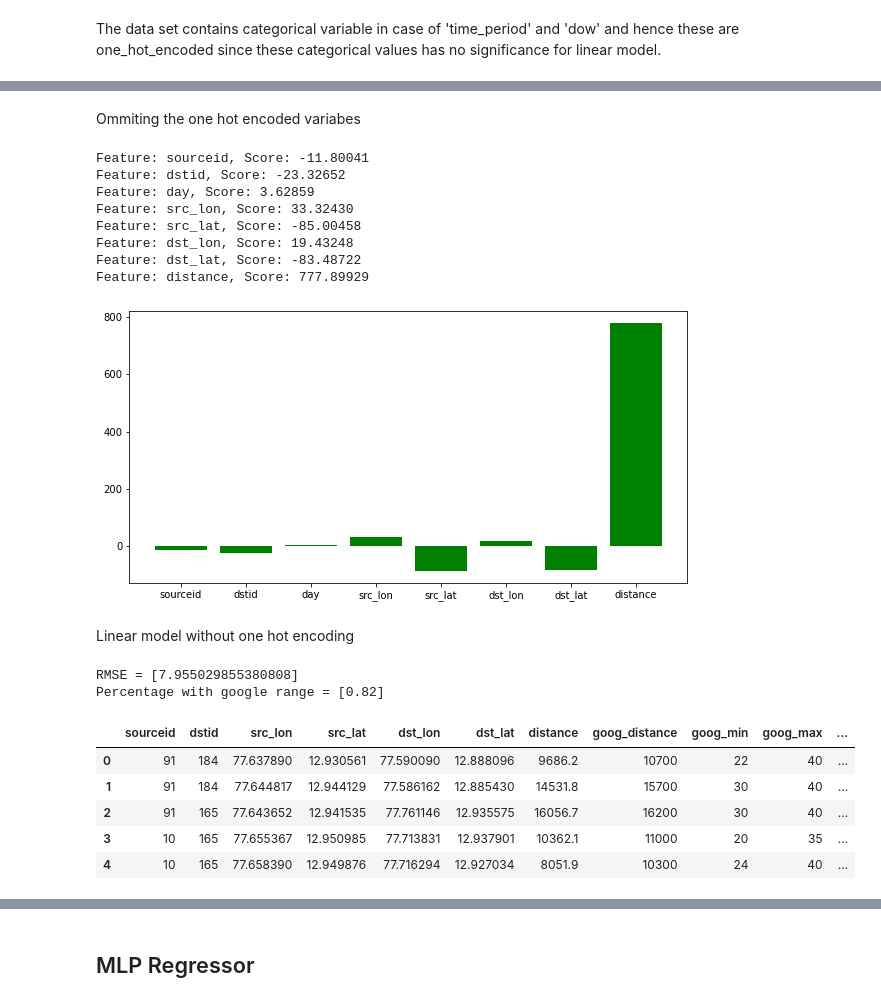
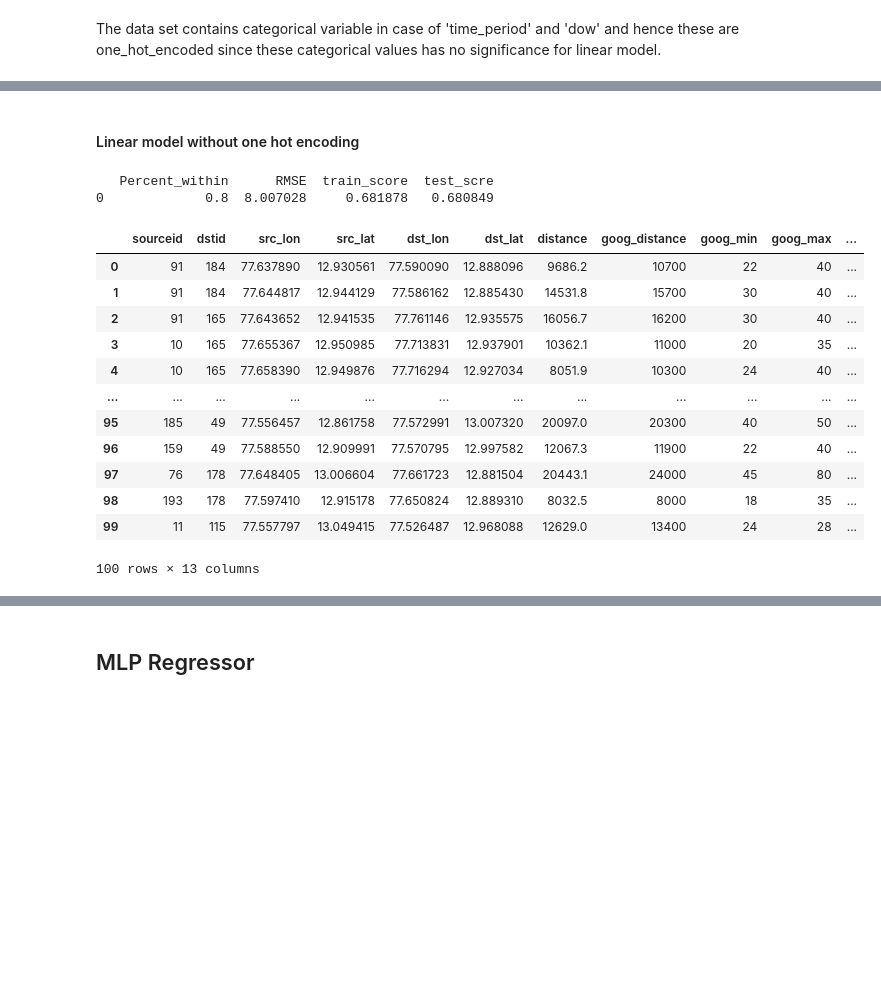
Before and after one commit to spatialthoughts/spatial-data-science, a Jupyter notebook: travel_time_prediction/Model_test.ipynb, the cells around one changed output, grey strips where cells are left out. Drawn from its saved outputs; the diff is of its cells as text; code cells hidden in the pictures; blank space fills up the shorter version.

```diff
--- a/travel_time_prediction/Model_test.ipynb
+++ b/travel_time_prediction/Model_test.ipynb
@@ -51,15 +51,14 @@ reference_data.head()
 | 3 | 10 | 165 | 2 | 3 | 5 | 0 | 77.655367 | 12.950985 | 77.713831 | 12.937901 | ... |
 | 4 | 10 | 165 | 3 | 6 | 4 | 4 | 77.658390 | 12.949876 | 77.716294 | 12.927034 | ... |
 # %%
-sel_input=['sourceid', 'dstid', 'day', 'time_period', 'dow', 'src_lon', 'src_lat', 'dst_lon', 'dst_lat', 'distance']
+sel_input=['time_period', 'dow', 'src_lon', 'src_lat', 'dst_lon', 'dst_lat', 'distance']
 # %%
 x = samples[sel_input].values
 y = samples['geometric_mean_travel_time']
 x_train, x_test, y_train, y_test = train_test_split(x, y, test_size=0.30, random_state=1)
 # %%
 def predict_time(row):
-    input = row[['sourceid', 'dstid', 'day', 'time_period', 'dow', 'src_lon', 'src_lat', 'dst_lon', 'dst_lat', 'distance']]
-    #return round(model.predict(sc.transform([input]))[0]/60)
+    input = row[['time_period', 'dow', 'src_lon', 'src_lat', 'dst_lon', 'dst_lat', 'distance']]
     return round(model.predict([input])[0]/60)
 # %%
 def rmse_calc():
@@ -76,9 +75,13 @@ def rmse_calc():
 ## Linear Regressor Model
 # %% [markdown]
 The data set contains categorical variable in case of 'time_period' and 'dow' and hence these are one_hot_encoded since these categorical values has no significance for linear model.
+# %%
+sel_input=['time_period', 'dow', 'src_lon', 'src_lat', 'dst_lon', 'dst_lat', 'distance']
+cat_input=['time_period','dow']
+num_input= list(set(sel_input)-set(cat_ip))
 # %%
-category_Trans= ColumnTransformer([('encoder',OneHotEncoder(categories='auto', sparse=False),[sel_input.index(i) for i in['time_period', 'dow']]),
-                                   ('scaler',StandardScaler(),[sel_input.index(i) for i in['sourceid', 'dstid', 'day', 'src_lon', 'src_lat', 'dst_lon', 'dst_lat', 'distance']])],remainder='passthrough')
+category_Trans= ColumnTransformer([('encoder',OneHotEncoder(categories='auto'),[sel_input.index(i) for i in cat_input]),
+                                   ('scaler',StandardScaler(),[sel_input.index(i) for i in num_input])])
 # %%
 model = Pipeline(steps=[('ct',category_Trans),('model',LinearRegression())])
 # %%
@@ -145,48 +107,31 @@ Feature: 19, Score: 777.89929
-# %% [markdown]
-Ommiting the one hot encoded variabes
-# %%
-# get importance
-coef = model.steps[1][1].coef_[12:]
-coef_name=['sourceid', 'dstid', 'day', 'src_lon', 'src_lat', 'dst_lon', 'dst_lat', 'distance']
-# summarize feature importance
-for i in range(len(coef)):
-	print('Feature: %s, Score: %.5f' % (coef_name[i],coef[i]))
-# plot feature importance
-from matplotlib import pyplot
-pyplot.figure(figsize=(10,5))
-pyplot.bar(coef_name,coef, color='green')
-pyplot.show()
-# %% [output]
-Feature: sourceid, Score: -11.80041
-Feature: dstid, Score: -23.32652
-Feature: day, Score: 3.62859
-Feature: src_lon, Score: 33.32430
-Feature: src_lat, Score: -85.00458
-Feature: dst_lon, Score: 19.43248
-Feature: dst_lat, Score: -83.48722
-Feature: distance, Score: 777.89929
-[figure, removed]
 # %% [markdown]
-Linear model without one hot encoding
+#### Linear model without one hot encoding
 # %%
 RMSE=[]
 percent_within=[]
 LR=pd.DataFrame()
 model = Pipeline(steps=[('scaler',StandardScaler()),('model',LinearRegression())])
 model.fit(x_train,y_train)
 results=rmse_calc()
 LR['Percent_within']=percent_within
 LR['RMSE']=RMSE
 LR['train_score']=model.score(x_train,y_train)
-LR['test_scre']=model.scorre(x_test,y_test)
+LR['test_scre']=model.score(x_test,y_test)
 print(LR)
-results.head()
+results
 # %% [output]
-RMSE = [7.955029855380808]
-Percentage with google range = [0.82]
+   Percent_within      RMSE  train_score  test_scre
+0             0.8  8.007028     0.681878   0.680849
 |  | sourceid | dstid | src_lon | src_lat | dst_lon | dst_lat | distance | goog_distance | goog_min | goog_max | ... |
 | 0 | 91 | 184 | 77.637890 | 12.930561 | 77.590090 | 12.888096 | 9686.2 | 10700 | 22 | 40 | ... |
 | 1 | 91 | 184 | 77.644817 | 12.944129 | 77.586162 | 12.885430 | 14531.8 | 15700 | 30 | 40 | ... |
 | 2 | 91 | 165 | 77.643652 | 12.941535 | 77.761146 | 12.935575 | 16056.7 | 16200 | 30 | 40 | ... |
 | 3 | 10 | 165 | 77.655367 | 12.950985 | 77.713831 | 12.937901 | 10362.1 | 11000 | 20 | 35 | ... |
 | 4 | 10 | 165 | 77.658390 | 12.949876 | 77.716294 | 12.927034 | 8051.9 | 10300 | 24 | 40 | ... |
+| ... | ... | ... | ... | ... | ... | ... | ... | ... | ... | ... | ... |
+| 95 | 185 | 49 | 77.556457 | 12.861758 | 77.572991 | 13.007320 | 20097.0 | 20300 | 40 | 50 | ... |
+| 96 | 159 | 49 | 77.588550 | 12.909991 | 77.570795 | 12.997582 | 12067.3 | 11900 | 22 | 40 | ... |
+| 97 | 76 | 178 | 77.648405 | 13.006604 | 77.661723 | 12.881504 | 20443.1 | 24000 | 45 | 80 | ... |
+| 98 | 193 | 178 | 77.597410 | 12.915178 | 77.650824 | 12.889310 | 8032.5 | 8000 | 18 | 35 | ... |
+| 99 | 11 | 115 | 77.557797 | 13.049415 | 77.526487 | 12.968088 | 12629.0 | 13400 | 24 | 28 | ... |
+100 rows × 13 columns
```
Also changed, not shown: parts of 19 cells of this notebook.
